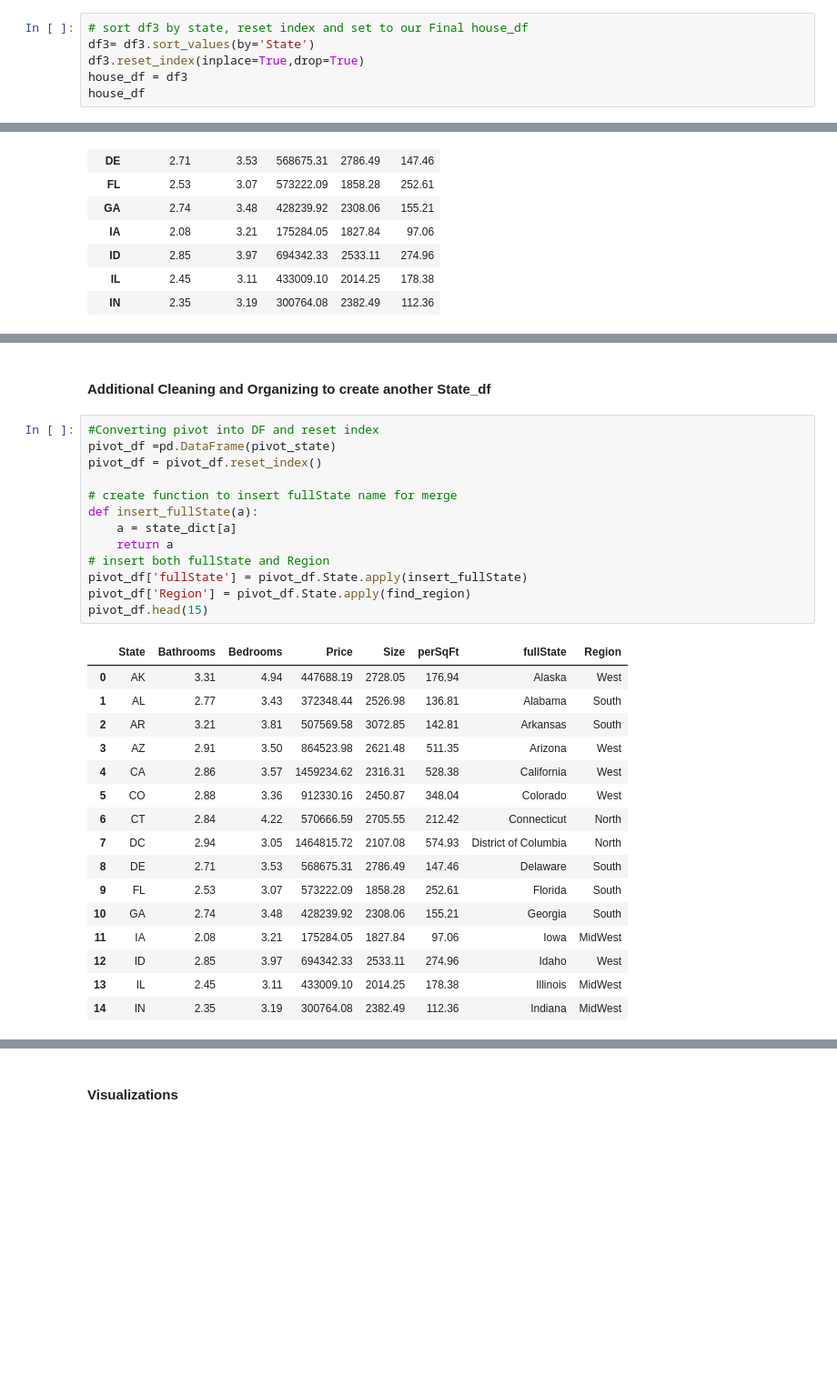
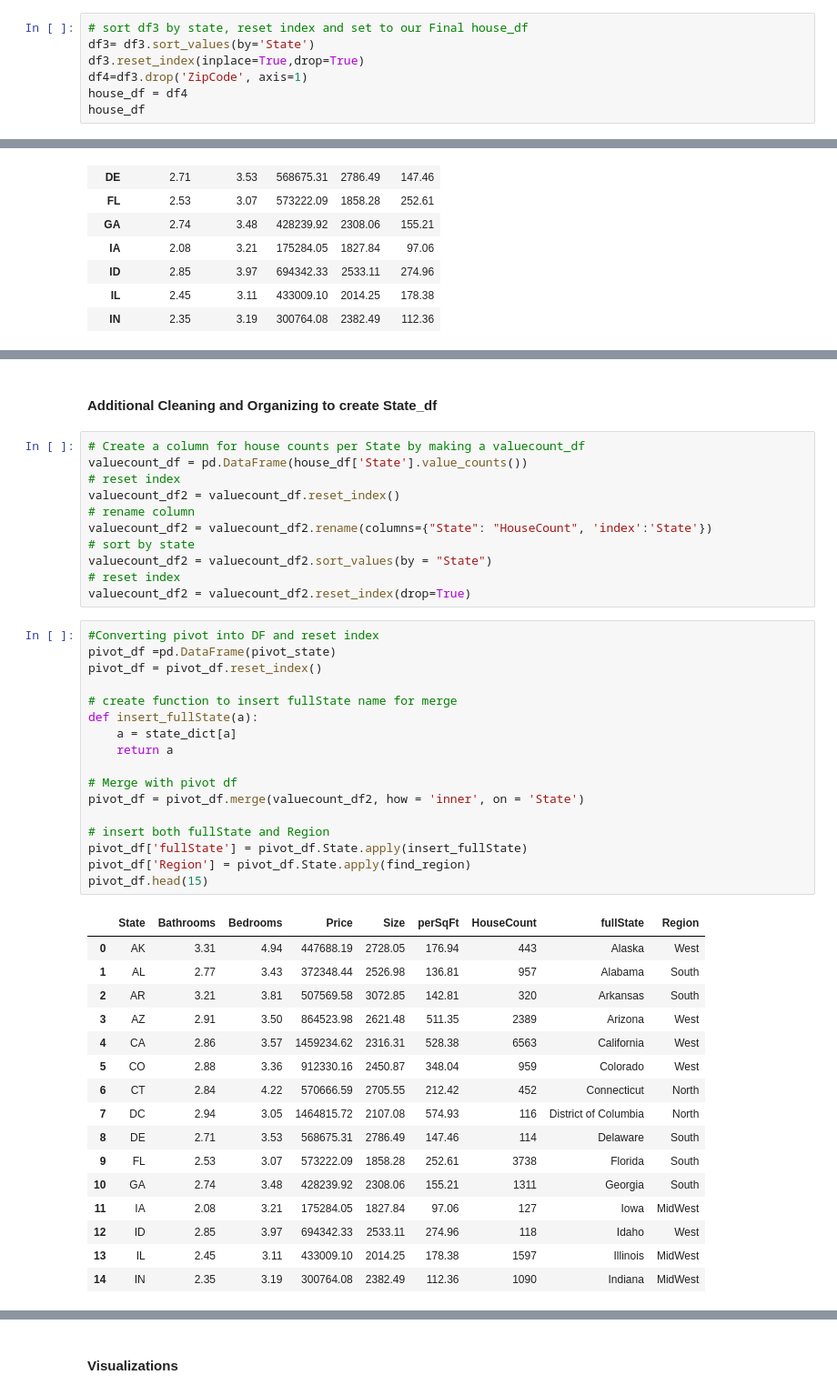
Before and after one commit to StockJanitor/CIS41_Project, a Jupyter notebook: CIS41_Project.ipynb, the cells around one changed output, grey strips where cells are left out. Shown at 91% size. Saved outputs shown, nothing was run; the diff lists cells and outputs as text; blank space fills up the shorter version.

```diff
--- a/CIS41_Project.ipynb
+++ b/CIS41_Project.ipynb
@@ -444,6 +458,7 @@ merged_df.tail()
 # sort df3 by state, reset index and set to our Final house_df
 df3= df3.sort_values(by='State')
 df3.reset_index(inplace=True,drop=True)
-house_df = df3
+df4=df3.drop('ZipCode', axis=1)
+house_df = df4
 house_df
 # %% [output]
@@ -623,35 +651,50 @@ pivot_state.head(15)
 # %% [markdown]
-#### Additional Cleaning and Organizing to create another State_df
+#### Additional Cleaning and Organizing to create State_df
+# %%
+# Create a column for house counts per State by making a valuecount_df
+valuecount_df = pd.DataFrame(house_df['State'].value_counts())
+# reset index
+valuecount_df2 = valuecount_df.reset_index()
+# rename column
+valuecount_df2 = valuecount_df2.rename(columns={"State": "HouseCount", 'index':'State'})
+# sort by state
+valuecount_df2 = valuecount_df2.sort_values(by = "State")
+# reset index
+valuecount_df2 = valuecount_df2.reset_index(drop=True)
 # %%
 #Converting pivot into DF and reset index
 pivot_df =pd.DataFrame(pivot_state)
 pivot_df = pivot_df.reset_index()
 
 # create function to insert fullState name for merge
 def insert_fullState(a):
     a = state_dict[a]
     return a
+
+# Merge with pivot df
+pivot_df = pivot_df.merge(valuecount_df2, how = 'inner', on = 'State')
+
 # insert both fullState and Region
 pivot_df['fullState'] = pivot_df.State.apply(insert_fullState)
 pivot_df['Region'] = pivot_df.State.apply(find_region)
 pivot_df.head(15)
 # %% [output]
-|  | State | Bathrooms | Bedrooms | Price | Size | perSqFt | fullState | Region |
-| 0 | AK | 3.31 | 4.94 | 447688.19 | 2728.05 | 176.94 | Alaska | West |
-| 1 | AL | 2.77 | 3.43 | 372348.44 | 2526.98 | 136.81 | Alabama | South |
-| 2 | AR | 3.21 | 3.81 | 507569.58 | 3072.85 | 142.81 | Arkansas | South |
-| 3 | AZ | 2.91 | 3.50 | 864523.98 | 2621.48 | 511.35 | Arizona | West |
-| 4 | CA | 2.86 | 3.57 | 1459234.62 | 2316.31 | 528.38 | California | West |
-| 5 | CO | 2.88 | 3.36 | 912330.16 | 2450.87 | 348.04 | Colorado | West |
-| 6 | CT | 2.84 | 4.22 | 570666.59 | 2705.55 | 212.42 | Connecticut | North |
-| 7 | DC | 2.94 | 3.05 | 1464815.72 | 2107.08 | 574.93 | District of Columbia | North |
-| 8 | DE | 2.71 | 3.53 | 568675.31 | 2786.49 | 147.46 | Delaware | South |
-| 9 | FL | 2.53 | 3.07 | 573222.09 | 1858.28 | 252.61 | Florida | South |
-| 10 | GA | 2.74 | 3.48 | 428239.92 | 2308.06 | 155.21 | Georgia | South |
-| 11 | IA | 2.08 | 3.21 | 175284.05 | 1827.84 | 97.06 | Iowa | MidWest |
-| 12 | ID | 2.85 | 3.97 | 694342.33 | 2533.11 | 274.96 | Idaho | West |
-| 13 | IL | 2.45 | 3.11 | 433009.10 | 2014.25 | 178.38 | Illinois | MidWest |
-| 14 | IN | 2.35 | 3.19 | 300764.08 | 2382.49 | 112.36 | Indiana | MidWest |
+|  | State | Bathrooms | Bedrooms | Price | Size | perSqFt | HouseCount | fullState | Region |
+| 0 | AK | 3.31 | 4.94 | 447688.19 | 2728.05 | 176.94 | 443 | Alaska | West |
+| 1 | AL | 2.77 | 3.43 | 372348.44 | 2526.98 | 136.81 | 957 | Alabama | South |
+| 2 | AR | 3.21 | 3.81 | 507569.58 | 3072.85 | 142.81 | 320 | Arkansas | South |
+| 3 | AZ | 2.91 | 3.50 | 864523.98 | 2621.48 | 511.35 | 2389 | Arizona | West |
+| 4 | CA | 2.86 | 3.57 | 1459234.62 | 2316.31 | 528.38 | 6563 | California | West |
+| 5 | CO | 2.88 | 3.36 | 912330.16 | 2450.87 | 348.04 | 959 | Colorado | West |
+| 6 | CT | 2.84 | 4.22 | 570666.59 | 2705.55 | 212.42 | 452 | Connecticut | North |
+| 7 | DC | 2.94 | 3.05 | 1464815.72 | 2107.08 | 574.93 | 116 | District of Columbia | North |
+| 8 | DE | 2.71 | 3.53 | 568675.31 | 2786.49 | 147.46 | 114 | Delaware | South |
+| 9 | FL | 2.53 | 3.07 | 573222.09 | 1858.28 | 252.61 | 3738 | Florida | South |
+| 10 | GA | 2.74 | 3.48 | 428239.92 | 2308.06 | 155.21 | 1311 | Georgia | South |
+| 11 | IA | 2.08 | 3.21 | 175284.05 | 1827.84 | 97.06 | 127 | Iowa | MidWest |
+| 12 | ID | 2.85 | 3.97 | 694342.33 | 2533.11 | 274.96 | 118 | Idaho | West |
+| 13 | IL | 2.45 | 3.11 | 433009.10 | 2014.25 | 178.38 | 1597 | Illinois | MidWest |
+| 14 | IN | 2.35 | 3.19 | 300764.08 | 2382.49 | 112.36 | 1090 | Indiana | MidWest |
 # %%
 # Creating state_df; now we have both state_df and house_df
 state_df = merged_df.merge(pivot_df, how = 'inner', on = 'fullState')
```
Also changed, not shown: parts of 49 cells of this notebook, 1 other file.
